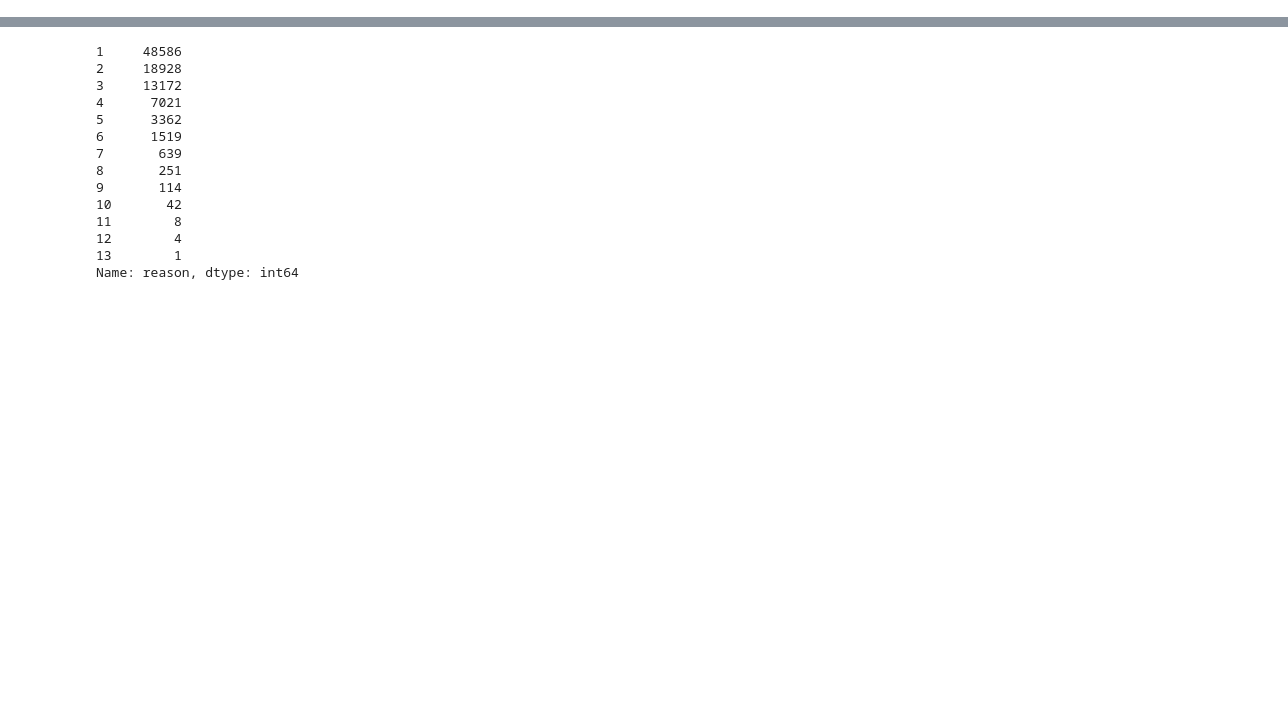
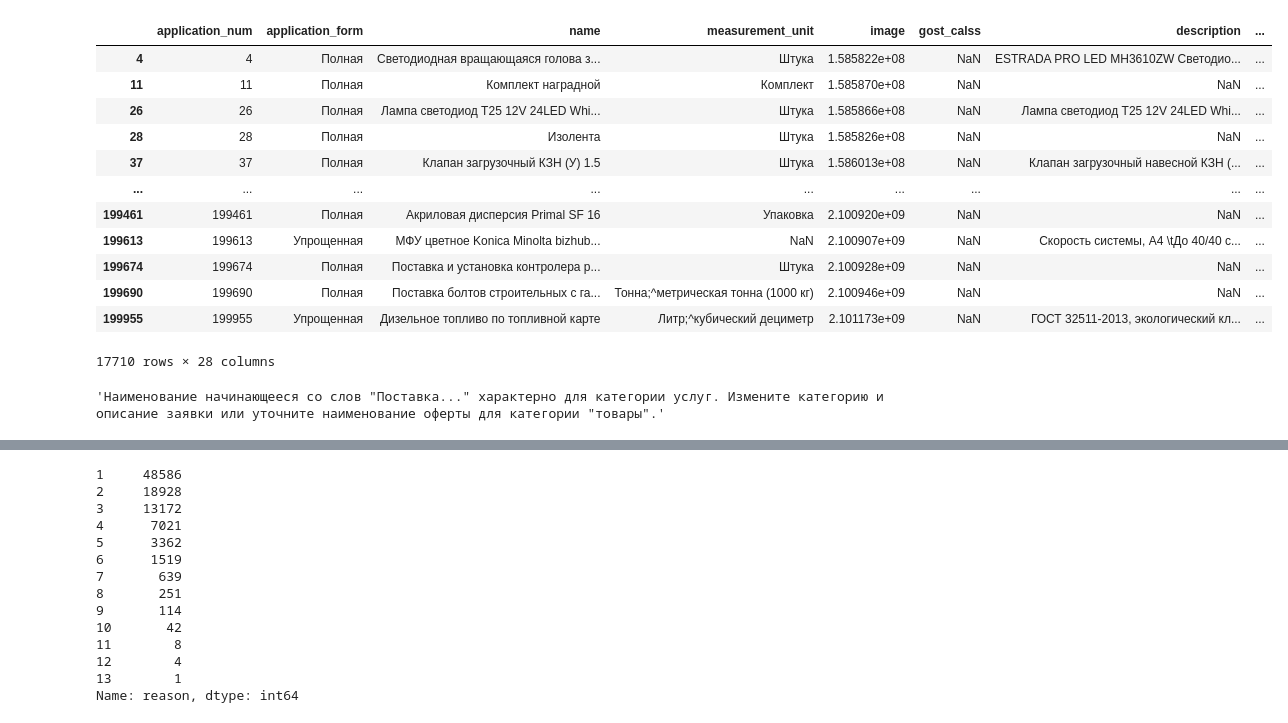
Before and after one commit to lo0op/tender_2021, a Jupyter notebook: notebooks/data_explore.ipynb, the cells around one changed output, grey strips where cells are left out. Cells and saved outputs as stored; diff of their text form; code cells hidden in the pictures; blank space fills up the shorter version.

```diff
--- a/notebooks/data_explore.ipynb
+++ b/notebooks/data_explore.ipynb
@@ -57,0 +155,20 @@ Name: reason, Length: 200000, dtype: object
+# %%
+df[(df.reason.isna()) & (df.status == 'Отклонена')]
+# %% [output]
+|  | application_num | application_form | name | measurement_unit | image | gost_calss | description | ... |
+| 4 | 4 | Полная | Cветодиодная вращающаяся голова з... | Штука | 1.585822e+08 | NaN | ESTRADA PRO LED MH3610ZW Cветодио... | ... |
+| 11 | 11 | Полная | Комплект наградной | Комплект | 1.585870e+08 | NaN | NaN | ... |
+| 26 | 26 | Полная | Лампа светодиод T25 12V 24LED Whi... | Штука | 1.585866e+08 | NaN | Лампа светодиод T25 12V 24LED Whi... | ... |
+| 28 | 28 | Полная | Изолента | Штука | 1.585826e+08 | NaN | NaN | ... |
+| 37 | 37 | Полная | Клапан загрузочный КЗН (У) 1.5 | Штука | 1.586013e+08 | NaN | Клапан загрузочный навесной КЗН (... | ... |
+| ... | ... | ... | ... | ... | ... | ... | ... | ... |
+| 199461 | 199461 | Полная | Акриловая дисперсия Primal SF 16 | Упаковка | 2.100920e+09 | NaN | NaN | ... |
+| 199613 | 199613 | Упрощенная | МФУ цветное Konica Minolta bizhub... | NaN | 2.100907e+09 | NaN | Скорость системы, А4 \tДо 40/40 с... | ... |
+| 199674 | 199674 | Полная | Поставка и установка контролера р... | Штука | 2.100928e+09 | NaN | NaN | ... |
+| 199690 | 199690 | Полная | Поставка болтов строительных с га... | Тонна;^метрическая тонна (1000 кг) | 2.100946e+09 | NaN | NaN | ... |
+| 199955 | 199955 | Упрощенная | Дизельное топливо по топливной карте | Литр;^кубический дециметр | 2.101173e+09 | NaN | ГОСТ 32511-2013, экологический кл... | ... |
+17710 rows × 28 columns
+# %%
+df[df.measurement_unit == 'Рубль'].loc[56747, 'comment']
+# %% [output]
+'Наименование начинающееся со слов "Поставка..." характерно для категории услуг. Измените категорию и описание заявки или уточните наименование оферты для категории "товары".'
```
Also changed, not shown: parts of 12 cells of this notebook.
